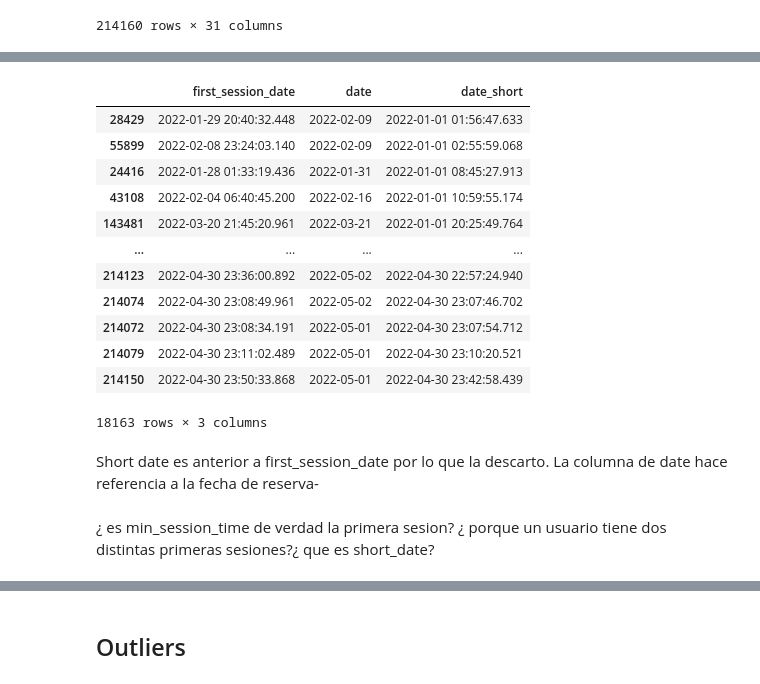
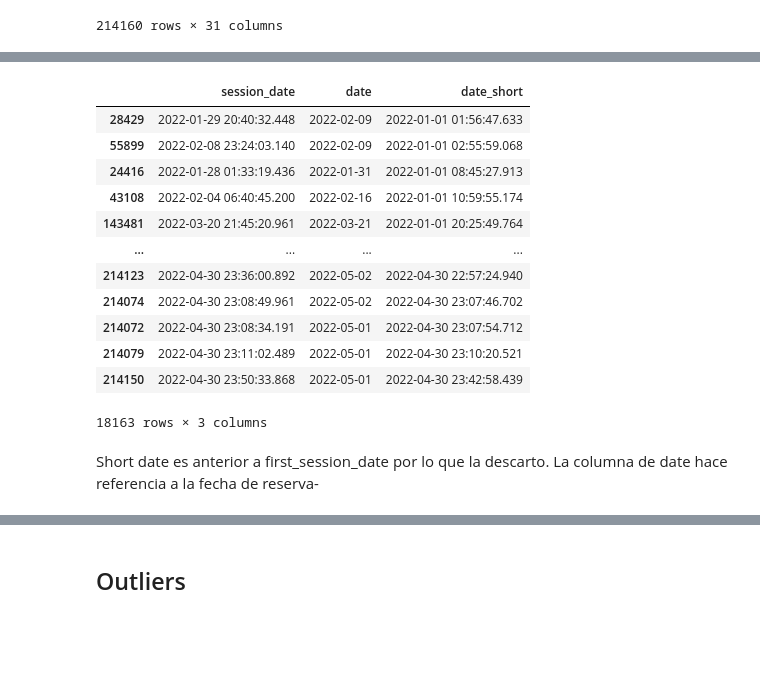
Before and after one commit to clarapinasco/UCEMA, a Jupyter notebook: Alumna/trabajo_final/trabajo_pinasco.ipynb, the cells around one changed output, grey strips where cells are left out. Drawn from its saved outputs; the diff is of its cells as text; code cells hidden in the pictures; blank space fills up the shorter version.

```diff
--- a/Alumna/trabajo_final/trabajo_pinasco.ipynb
+++ b/Alumna/trabajo_final/trabajo_pinasco.ipynb
@@ -3,7 +3,7 @@ import pandas as pd
 import seaborn as sns
 import matplotlib.pyplot as plt
 import  matplotlib
-web=pd.read_parquet('navegacion_webb.pq', engine='pyarrow')
+web=pd.read_parquet('navegacion_web.pq', engine='pyarrow')
 # %%
 web
 # %% [output]
@@ -234,5 +231,5 @@ web
 # %%
-web=web.rename(columns={'min_session_time':'first_session_date'})
+web=web.rename(columns={'min_session_time':'session_date'})
 # %%
 web.loc[web.user_id==8820027]
 # %% [output]
@@ -242,10 +239,10 @@ web.loc[web.user_id==8820027]
 2 rows × 31 columns
 # %%
-web['mes_primera_sesion']=web.first_session_date.dt.month
+web['mes_sesion']=web['session_date'].dt.month
 # %%
-web.loc[~web.date.isna(),['first_session_date','date','date_short']]
+web.loc[~web.date.isna(),['session_date','date','date_short']]
 # %% [output]
-|  | first_session_date | date | date_short |
+|  | session_date | date | date_short |
 | 28429 | 2022-01-29 20:40:32.448 | 2022-02-09 | 2022-01-01 01:56:47.633 |
 | 55899 | 2022-02-08 23:24:03.140 | 2022-02-09 | 2022-01-01 02:55:59.068 |
 | 24416 | 2022-01-28 01:33:19.436 | 2022-01-31 | 2022-01-01 08:45:27.913 |
@@ -265,8 +262,6 @@ web=web.rename(columns={'date of reservation':'date'})
 # %% [markdown]
 Short date es anterior a first_session_date por lo que la descarto.
 La columna de date hace referencia a la fecha de reserva-
-# %% [markdown]
-¿ es min_session_time de verdad la primera sesion? ¿ porque un usuario  tiene dos distintas primeras sesiones?¿ que es short_date?
 # %%
 web = web.rename(columns={'time_on_screen_prev': 'seconds on screen'})
 web['muinutes on screen'] = web['seconds on screen'] / 60
```
Also changed, not shown: parts of 28 cells of this notebook, 8 other files.
